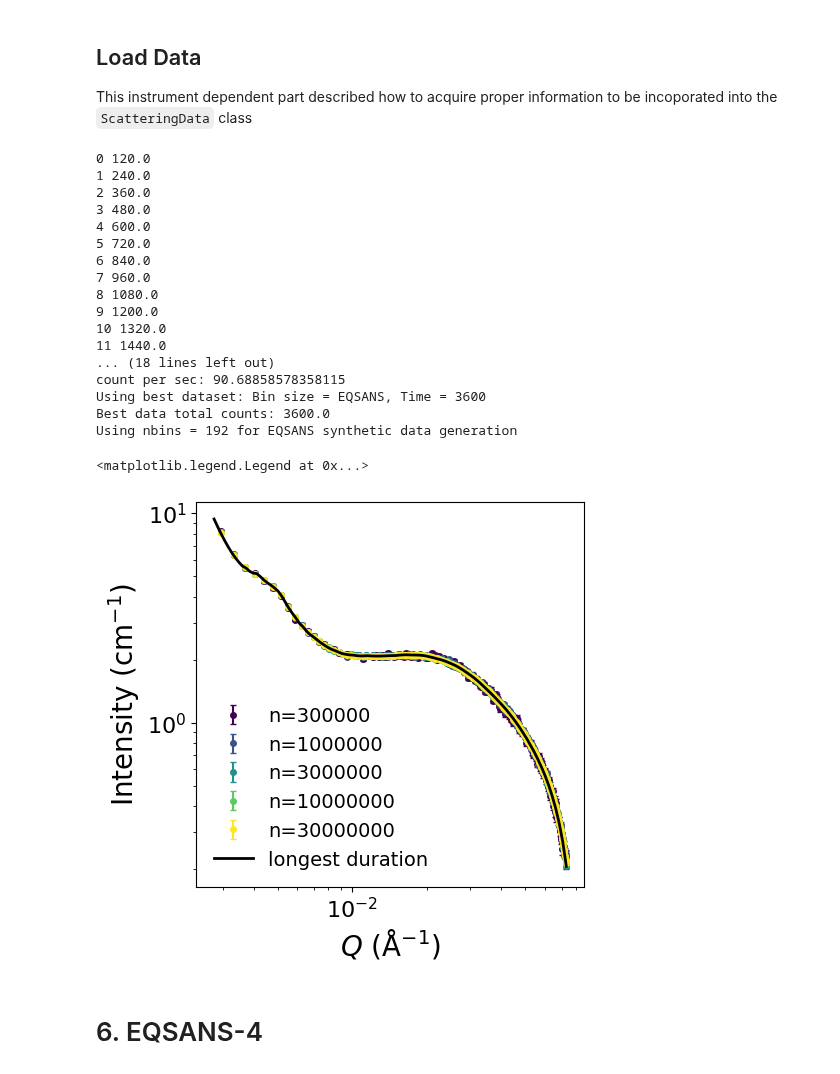
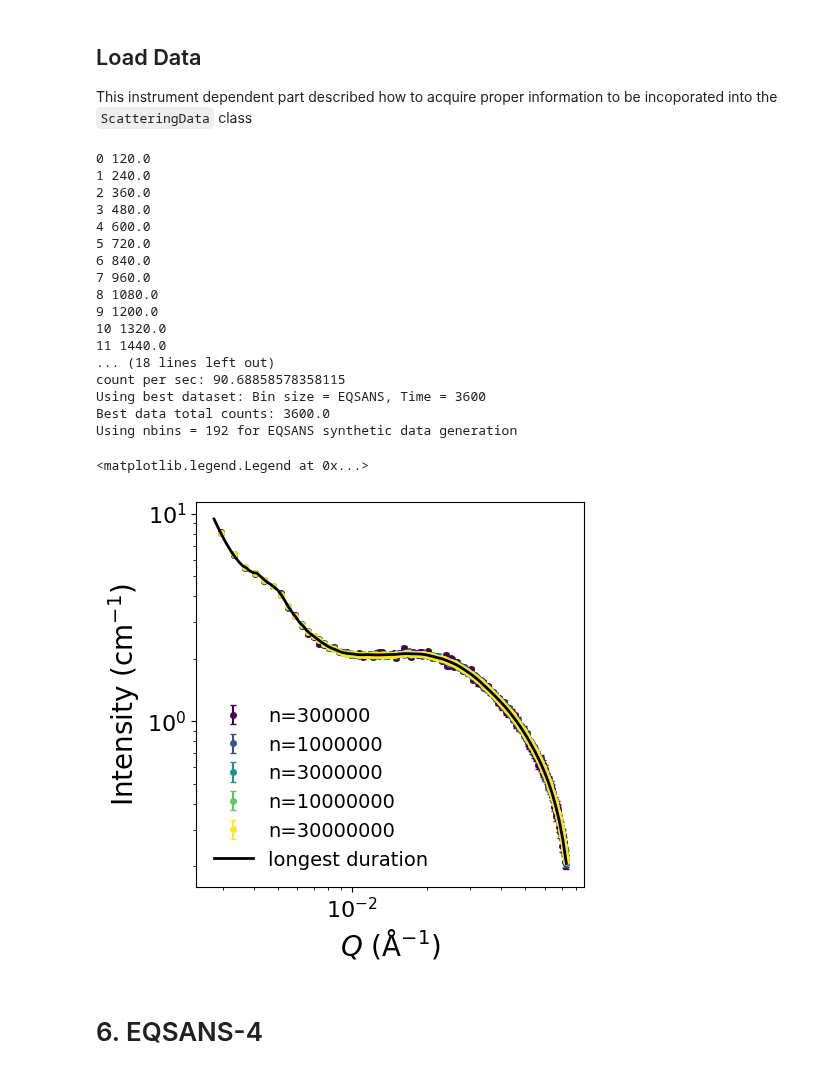
Before and after one commit to ch-tung/MLSR, a Jupyter notebook: binning/plot_SI_IQ.ipynb, the cells around one changed output. Drawn from its saved outputs; the diff is of its cells as text; code cells hidden in the pictures.

```diff
--- a/binning/plot_SI_IQ.ipynb
+++ b/binning/plot_SI_IQ.ipynb
@@ -525,7 +525,7 @@ count_list = [3e4, 1e5, 3e5, 1e6, 3e6]
 count_list = np.array(count_list, dtype=float)
 count_list = count_list
 
-N_MC = 16
+N_MC = 1
 synthetic_data_list = []
 import matplotlib.cm as cm
 import matplotlib.colors as mcolors
@@ -721,7 +721,7 @@ count_list = [3e4, 1e5, 3e5, 1e6, 3e6]
 count_list = np.array(count_list, dtype=float)
 count_list = count_list*10
 
-N_MC = 16
+N_MC = 1
 synthetic_data_list = []
 import matplotlib.cm as cm
 import matplotlib.colors as mcolors
@@ -787,34 +787,34 @@ ax.set_ylabel(r'Intensity (cm$^{-1}$)', fontsize=20)
 ax.tick_params(axis='both', which='both', labelsize=16)
 
 # Move the longest duration one to the last in legend
 handles, labels = ax.get_legend_handles_labels()
 # Find the index of 'longest duration'
 long_idx = labels.index('longest duration')
 # All other indices except long_idx
 other_indices = [i for i in range(len(labels)) if i != long_idx]
 # New order: all others, then long_idx
 order = other_indices + [long_idx]
 ax.legend([handles[idx] for idx in order], [labels[idx] for idx in order], frameon=False, fontsize=14)
 # %% [output]
 0 120.0
 1 240.0
 2 360.0
 3 480.0
 4 600.0
 5 720.0
 6 840.0
 7 960.0
 8 1080.0
 9 1200.0
 10 1320.0
 11 1440.0
 ... (18 lines left out)
 count per sec: 90.68858578358115
 Using best dataset: Bin size = EQSANS, Time = 3600
 Best data total counts: 3600.0
 Using nbins = 192 for EQSANS synthetic data generation
 <matplotlib.legend.Legend at 0x...>
-[figure, old version]
+[figure, new version]
 # %% [markdown]
 # 6. EQSANS-4
 # %% [markdown]
```
Also changed, not shown: parts of 5 cells of this notebook, 4 other files.
